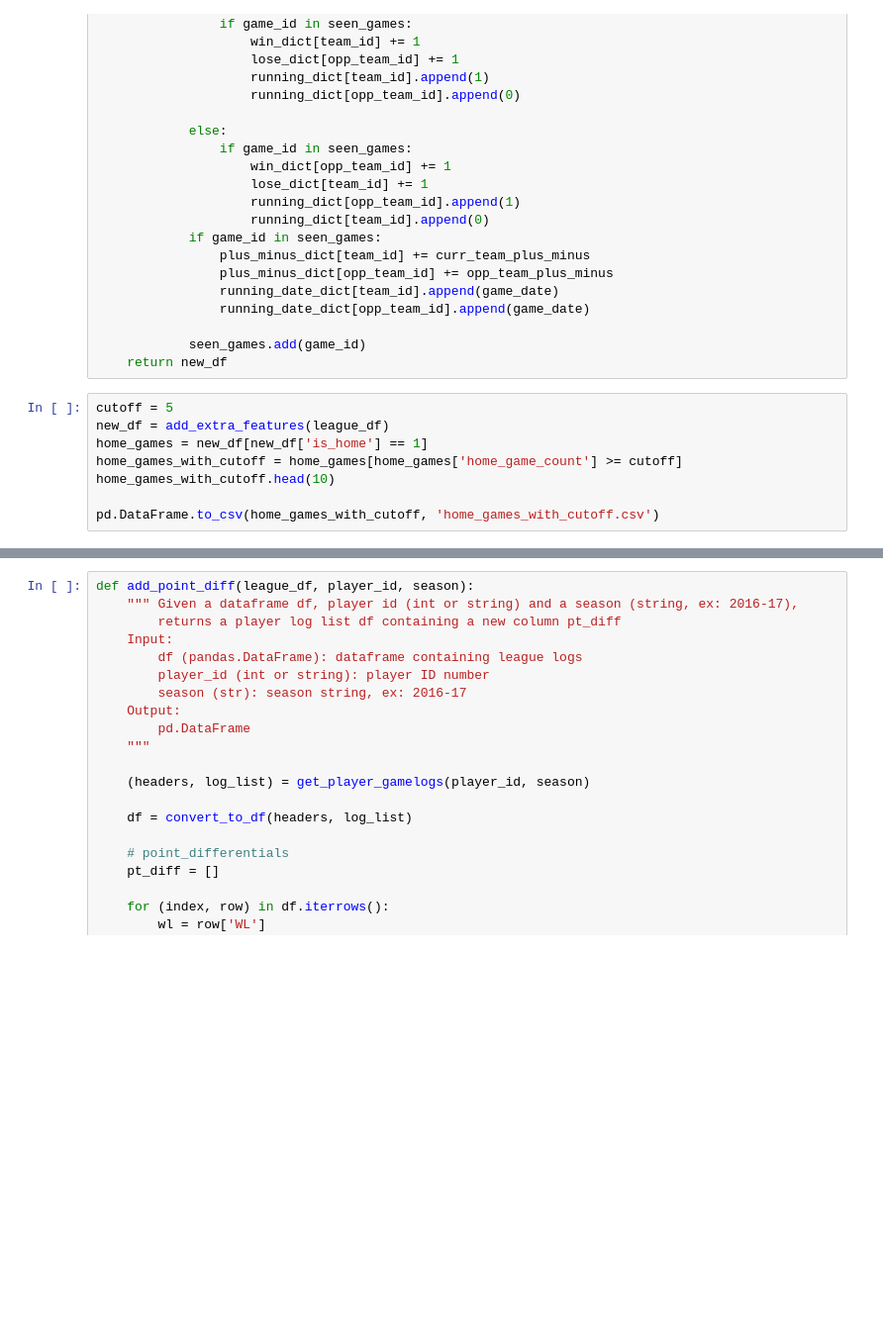
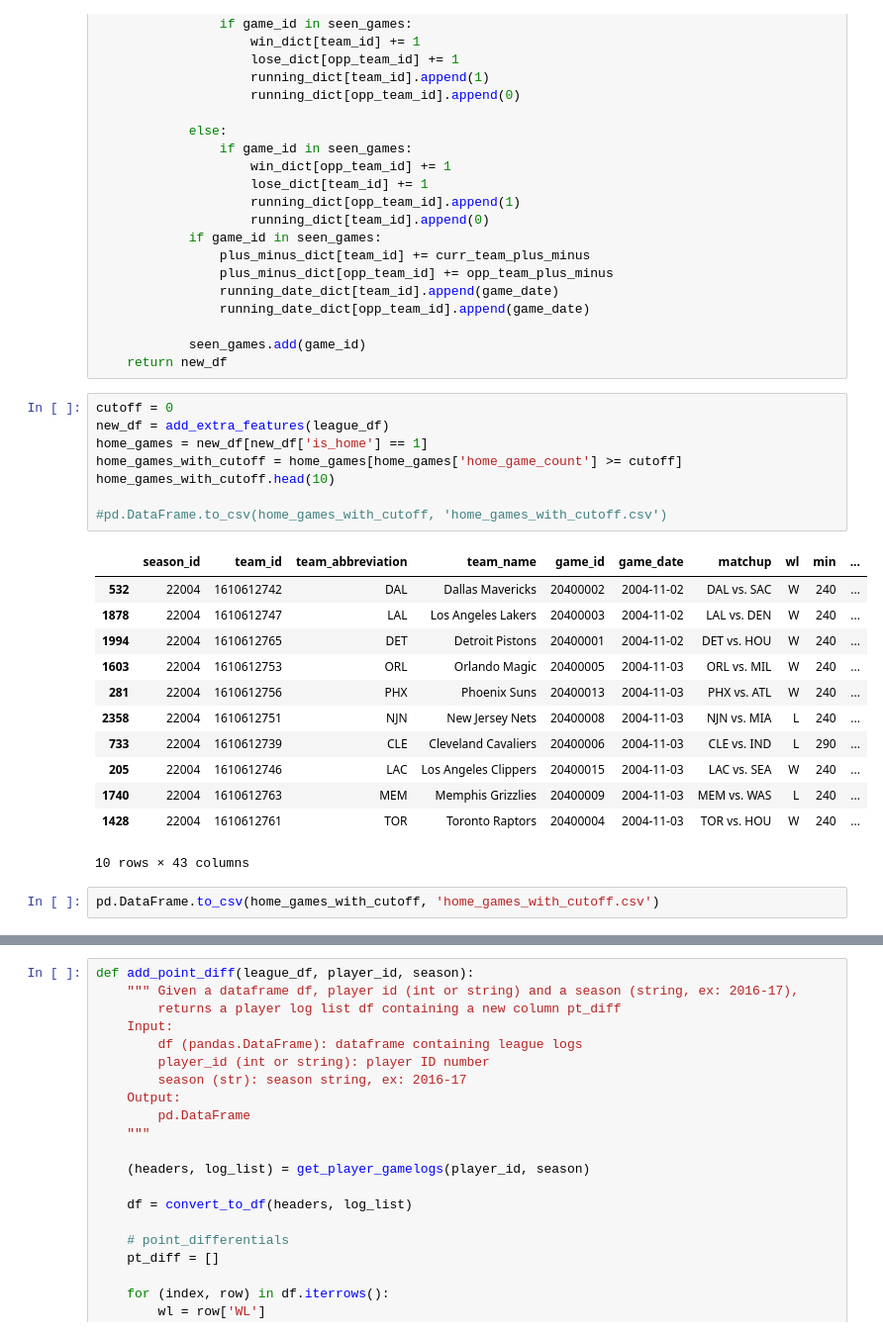
Before and after one commit to nivekgnay/nba-prediction-models, a Jupyter notebook: Midterm_Report.ipynb, the cells around one changed output, grey strips where cells are left out. Shown at 99% size. Cells and saved outputs as stored; diff of their text form; blank space fills up the shorter version.

```diff
--- a/Midterm_Report.ipynb
+++ b/Midterm_Report.ipynb
@@ -612,10 +623,25 @@ def add_extra_features(league_df):
             seen_games.add(game_id)
     return new_df
 # %%
-cutoff = 5
+cutoff = 0
 new_df = add_extra_features(league_df)
 home_games = new_df[new_df['is_home'] == 1]
 home_games_with_cutoff = home_games[home_games['home_game_count'] >= cutoff]
 home_games_with_cutoff.head(10)
 
-pd.DataFrame.to_csv(home_games_with_cutoff, 'home_games_with_cutoff.csv')
+#pd.DataFrame.to_csv(home_games_with_cutoff, 'home_games_with_cutoff.csv')
+# %% [output]
+|  | season_id | team_id | team_abbreviation | team_name | game_id | game_date | matchup | wl | min | ... |
+| 532 | 22004 | 1610612742 | DAL | Dallas Mavericks | 20400002 | 2004-11-02 | DAL vs. SAC | W | 240 | ... |
+| 1878 | 22004 | 1610612747 | LAL | Los Angeles Lakers | 20400003 | 2004-11-02 | LAL vs. DEN | W | 240 | ... |
+| 1994 | 22004 | 1610612765 | DET | Detroit Pistons | 20400001 | 2004-11-02 | DET vs. HOU | W | 240 | ... |
+| 1603 | 22004 | 1610612753 | ORL | Orlando Magic | 20400005 | 2004-11-03 | ORL vs. MIL | W | 240 | ... |
+| 281 | 22004 | 1610612756 | PHX | Phoenix Suns | 20400013 | 2004-11-03 | PHX vs. ATL | W | 240 | ... |
+| 2358 | 22004 | 1610612751 | NJN | New Jersey Nets | 20400008 | 2004-11-03 | NJN vs. MIA | L | 240 | ... |
+| 733 | 22004 | 1610612739 | CLE | Cleveland Cavaliers | 20400006 | 2004-11-03 | CLE vs. IND | L | 290 | ... |
+| 205 | 22004 | 1610612746 | LAC | Los Angeles Clippers | 20400015 | 2004-11-03 | LAC vs. SEA | W | 240 | ... |
+| 1740 | 22004 | 1610612763 | MEM | Memphis Grizzlies | 20400009 | 2004-11-03 | MEM vs. WAS | L | 240 | ... |
+| 1428 | 22004 | 1610612761 | TOR | Toronto Raptors | 20400004 | 2004-11-03 | TOR vs. HOU | W | 240 | ... |
+10 rows × 43 columns
+# %%
+pd.DataFrame.to_csv(home_games_with_cutoff, 'home_games_with_cutoff.csv')
```
Also changed, not shown: parts of 9 cells of this notebook, 3 other files.
